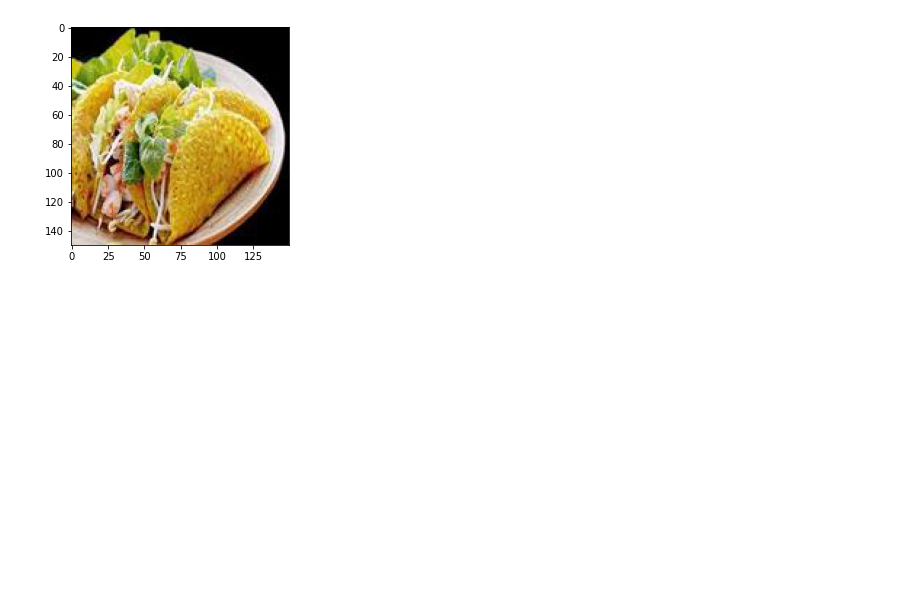
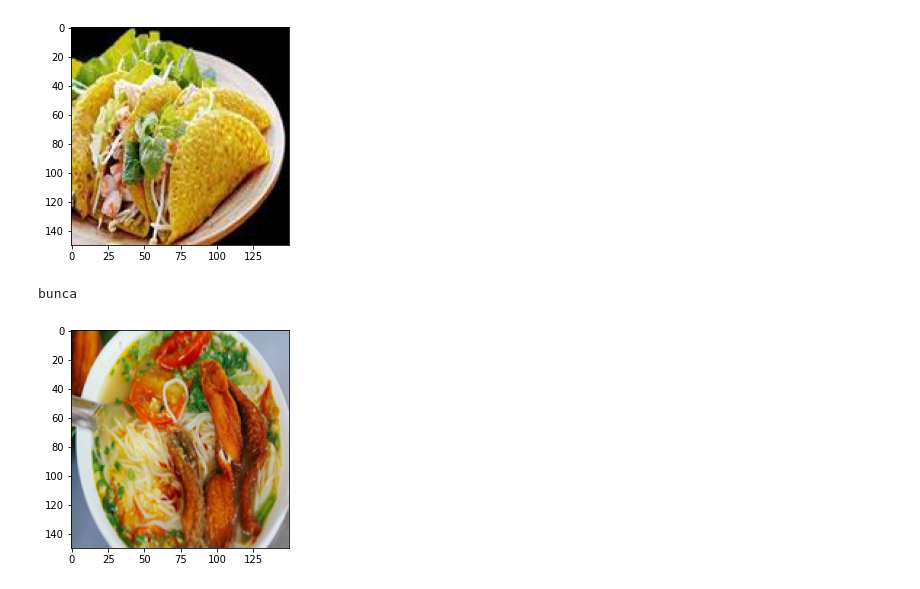
Before and after one commit to nhatboi154/AI, a Jupyter notebook: monanvn.ipynb, the cells around one changed output. Saved outputs shown, nothing was run; the diff lists cells and outputs as text; code cells hidden in the pictures; blank space fills up the shorter version.

```diff
--- a/monanvn.ipynb
+++ b/monanvn.ipynb
@@ -124,17 +125,17 @@ if round(result[0][1])==1:
 if round(result[0][2])==1:
   prediction='banhxeo'
 if round(result[0][3])==1:
-  prediction='bone'
+  prediction='bunca'
 if round(result[0][4])==1:
   prediction='bunrieu'
 if round(result[0][5])==1:
   prediction='canhchua'
 if round(result[0][6])==1:
-  prediction='chaca'
+  prediction='comchien'
 if round(result[0][7])==1:
   prediction='comtam'
 if round(result[0][8])==1:
-  prediction='garan'
+  prediction='mixao'
 if round(result[0][9])==1:
   prediction='pho'
 print(prediction)
@@ -156,17 +157,17 @@ if round(result[0][1])==1:
 if round(result[0][2])==1:
   prediction='banhxeo'
 if round(result[0][3])==1:
-  prediction='bone'
+  prediction='bunca'
 if round(result[0][4])==1:
   prediction='bunrieu'
 if round(result[0][5])==1:
   prediction='canhchua'
 if round(result[0][6])==1:
-  prediction='chaca'
+  prediction='comchien'
 if round(result[0][7])==1:
   prediction='comtam'
 if round(result[0][8])==1:
-  prediction='garan'
+  prediction='mixao'
 if round(result[0][9])==1:
   prediction='pho'
 print(prediction)
@@ -188,20 +189,52 @@ if round(result[0][1])==1:
 if round(result[0][2])==1:
   prediction='banhxeo'
 if round(result[0][3])==1:
-  prediction='bone'
+  prediction='bunca'
 if round(result[0][4])==1:
   prediction='bunrieu'
 if round(result[0][5])==1:
   prediction='canhchua'
 if round(result[0][6])==1:
-  prediction='chaca'
+  prediction='comchien'
 if round(result[0][7])==1:
   prediction='comtam'
 if round(result[0][8])==1:
-  prediction='garan'
+  prediction='mixao'
 if round(result[0][9])==1:
   prediction='pho'
 print(prediction)
 # %% [output]
 banhxeo
 [figure]
+# %%
+img=load_img("/content/drive/MyDrive/baitapai3/monan/test/bunca/image 1.jpg",target_size=(150,150))
+plt.imshow(img)
+img=img_to_array(img)
+img=img.astype('float32')
+img=img/255
+img=np.expand_dims(img,axis=0)
+result=model_nhandien.predict(img)
+if round(result[0][0])==1:
+  prediction='banhbao'
+if round(result[0][1])==1:
+  prediction='banhcuon'
+if round(result[0][2])==1:
+  prediction='banhxeo'
+if round(result[0][3])==1:
+  prediction='bunca'
+if round(result[0][4])==1:
+  prediction='bunrieu'
+if round(result[0][5])==1:
+  prediction='canhchua'
+if round(result[0][6])==1:
+  prediction='comchien'
+if round(result[0][7])==1:
+  prediction='comtam'
+if round(result[0][8])==1:
+  prediction='mixao'
+if round(result[0][9])==1:
+  prediction='pho'
+print(prediction)
+# %% [output]
+bunca
+[figure, added]
```
Also changed, not shown: parts of 10 cells of this notebook.
